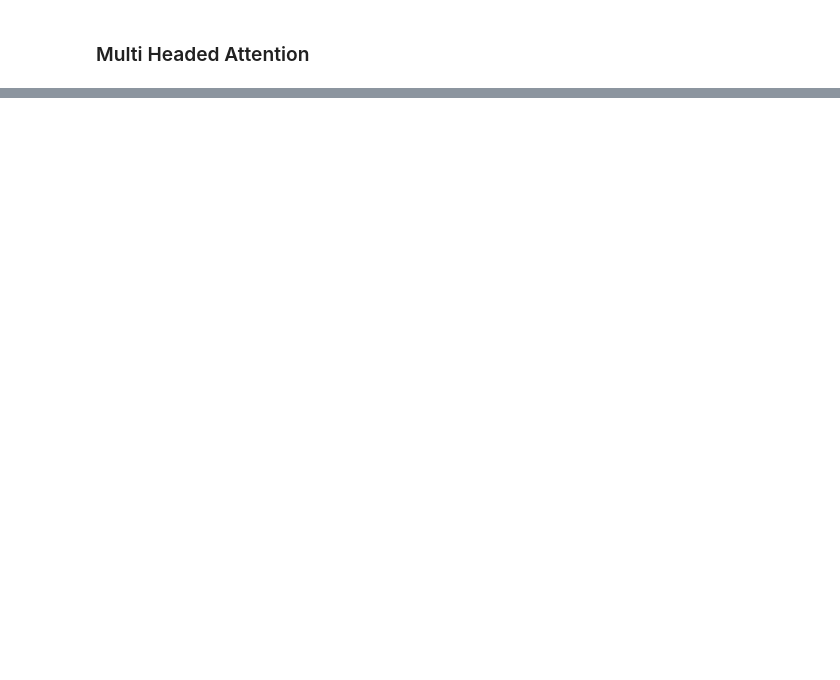
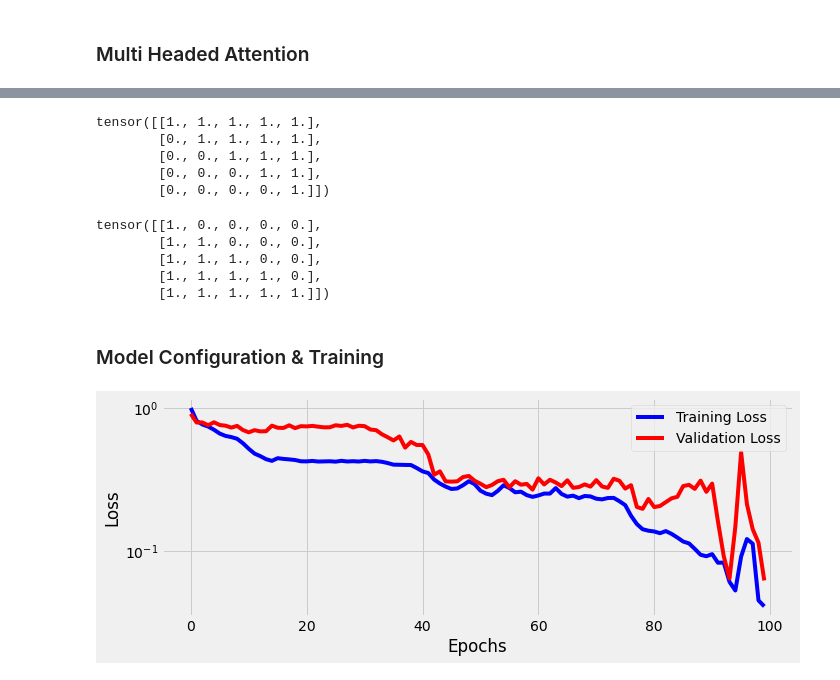
Before and after one commit to tehmeerali786/Deep-Learning-with-PyTorch, a Jupyter notebook: Chapter 9/Deep_Learning_with_PyTorch_Chapter_9_Part_1.ipynb, the cells around one changed output, grey strips where cells are left out. Saved outputs shown, nothing was run; the diff lists cells and outputs as text; code cells hidden in the pictures; blank space fills up the shorter version.

```diff
--- a/Chapter 9/Deep_Learning_with_PyTorch_Chapter_9_Part_1.ipynb
+++ b/Chapter 9/Deep_Learning_with_PyTorch_Chapter_9_Part_1.ipynb
@@ -849,0 +1309,4 @@ class MultiHeadAttention(nn.Module):
+# %%
+trg_mask = subsequent_mask(2)
+out = decself(inputs, trg_mask)
+out
@@ -849,0 +1316,3 @@ class MultiHeadAttention(nn.Module):
+# %%
+inputs = torch.cat([inputs, out[:, -1:, :]], dim=-2)
+inputs
@@ -849,0 +1415,33 @@ class MultiHeadAttention(nn.Module):
+# %%
+torch.triu(torch.ones(5, 5), diagonal=0)
+# %% [output]
+tensor([[1., 1., 1., 1., 1.],
+        [0., 1., 1., 1., 1.],
+        [0., 0., 1., 1., 1.],
+        [0., 0., 0., 1., 1.],
+        [0., 0., 0., 0., 1.]])
+# %%
+(1-torch.triu(torch.ones(5, 5), diagonal=1))
+# %% [output]
+tensor([[1., 0., 0., 0., 0.],
+        [1., 1., 0., 0., 0.],
+        [1., 1., 1., 0., 0.],
+        [1., 1., 1., 1., 0.],
+        [1., 1., 1., 1., 1.]])
+# %% [markdown]
+### Model Configuration & Training
+# %%
+torch.manual_seed(3)
+encself = EncoderSelfAttn(n_heads=3, d_model=2, ff_units=10, n_features=2)
+decself = DecoderSelfAttn(n_heads=3, d_model=2, ff_units=10, n_features=2)
+model = EncoderDecoderSelfAttn(encself, decself, input_len=2, target_len=2)
+loss = nn.MSELoss()
+optimizer = optim.Adam(model.parameters(), lr=0.01)
+# %%
+sbs_seq_selfattn = StepByStep(model, loss, optimizer)
+sbs_seq_selfattn.set_loaders(train_loader, test_loader)
+sbs_seq_selfattn.train(100)
+# %%
+fig = sbs_seq_selfattn.plot_losses()
+# %% [output]
+[figure, added]
```
Also changed, not shown: parts of 183 cells of this notebook.
